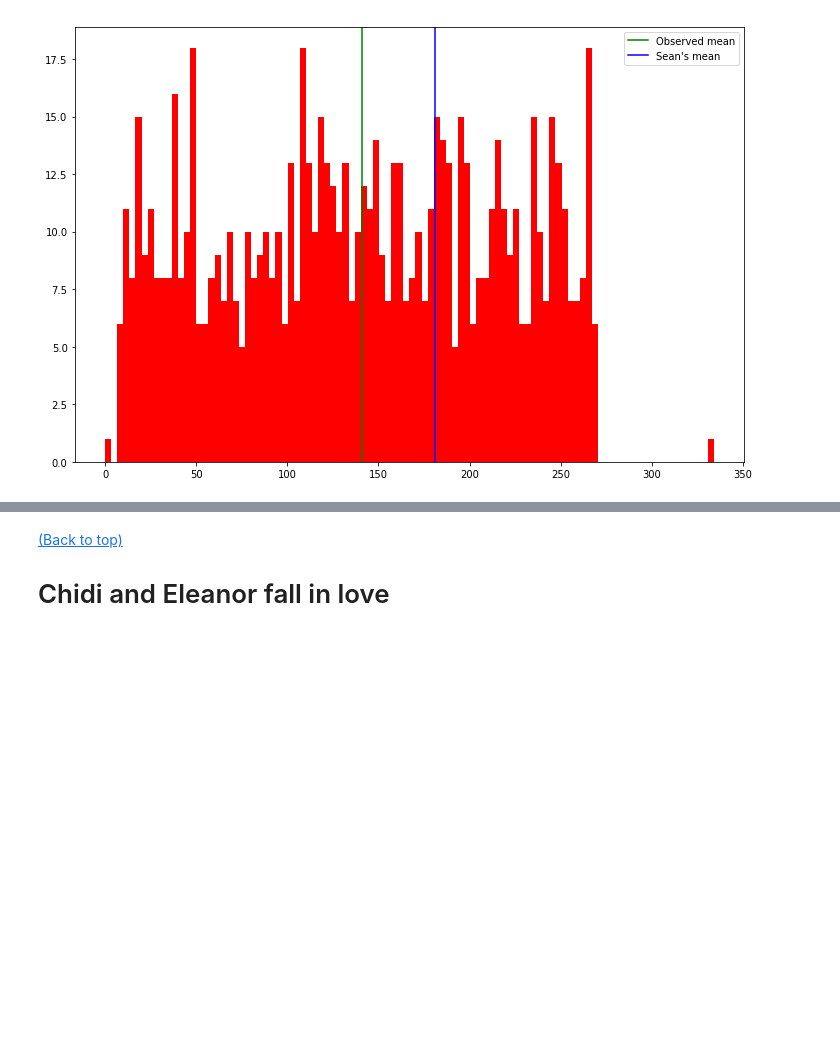
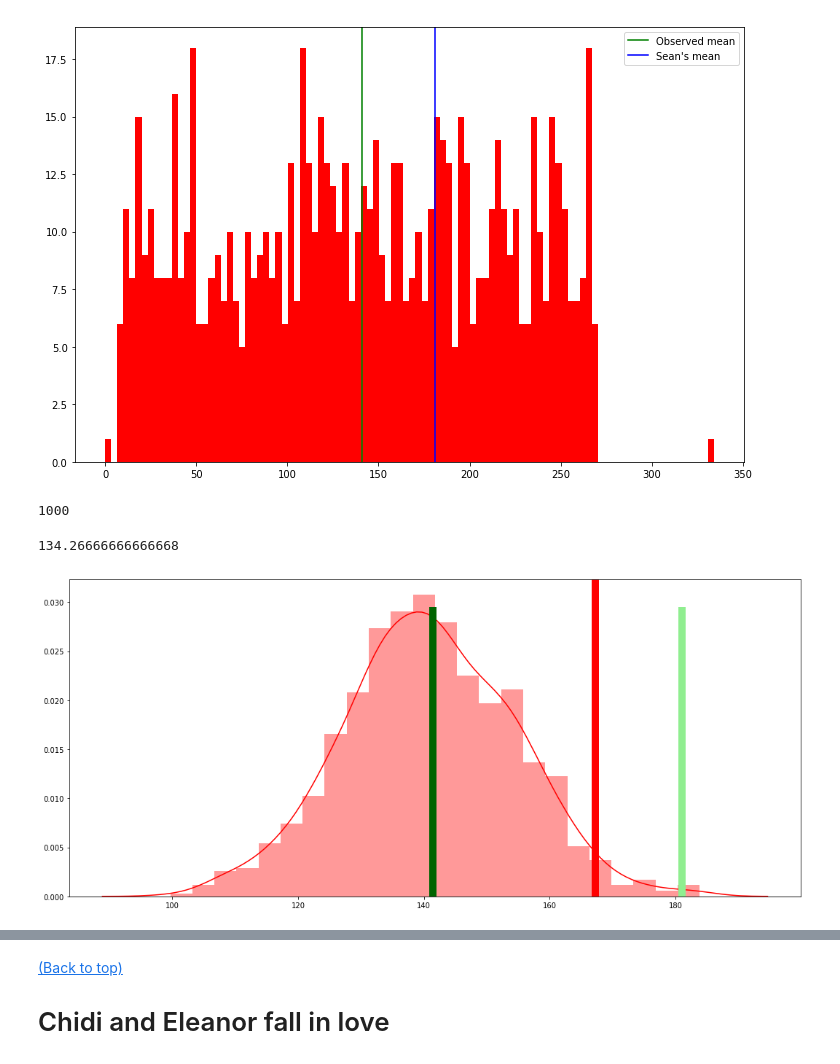
Before and after one commit to ssrosa/the_soulmate_statistic, a Jupyter notebook: index.ipynb, the cells around one changed output, grey strips where cells are left out. Cells and saved outputs as stored; diff of their text form; code cells hidden in the pictures; blank space fills up the shorter version.

```diff
--- a/index.ipynb
+++ b/index.ipynb
@@ -745,6 +746,46 @@ plt.show()
 #1000 samples of 30
 
 #std / sqrt sample size
+# %%
+sampled_attempts = []
+for i in range(1000):
+    sample = np.random.choice(attempts, size = 30, replace = True)
+    sampled_attempts.append(sample.mean())
+# %%
+len(sampled_attempts)
+# %% [output]
+1000
+# %%
+sampled_attempts[950]
+# %% [output]
+134.26666666666668
+# %%
+ upper_bound = np.percentile(sampled_attempts, 97.5)
+# %%
+fig = plt.figure(figsize = (18,8))
+sns.distplot(sampled_attempts, color = 'red')
+kwargs = {'c': 'darkgreen',
+          'label': 'average length',
+          'linewidth': 10
+        }
+plt.axvline(x = attempts.mean(), ymax = 0.9, **kwargs)
+
+
+
+kwargs = {'c': 'red',
+          'label': 'alpha',
+          'linewidth': 10
+        }
+plt.axvline(x = upper_bound, ymax = 1, **kwargs)
+
+kwargs = {'c': 'lightgreen',
+          'label': 'Sean\'s prediction',
+          'linewidth': 10
+        }
+plt.axvline(x = seans_mean, ymax = 0.9, **kwargs)
+plt.show()
+# %% [output]
+[figure, added]
 # %% [markdown]
 <a id = 'chidi_eleanor'></a>
 # %% [markdown]
```
Also changed, not shown: parts of 6 cells of this notebook.
